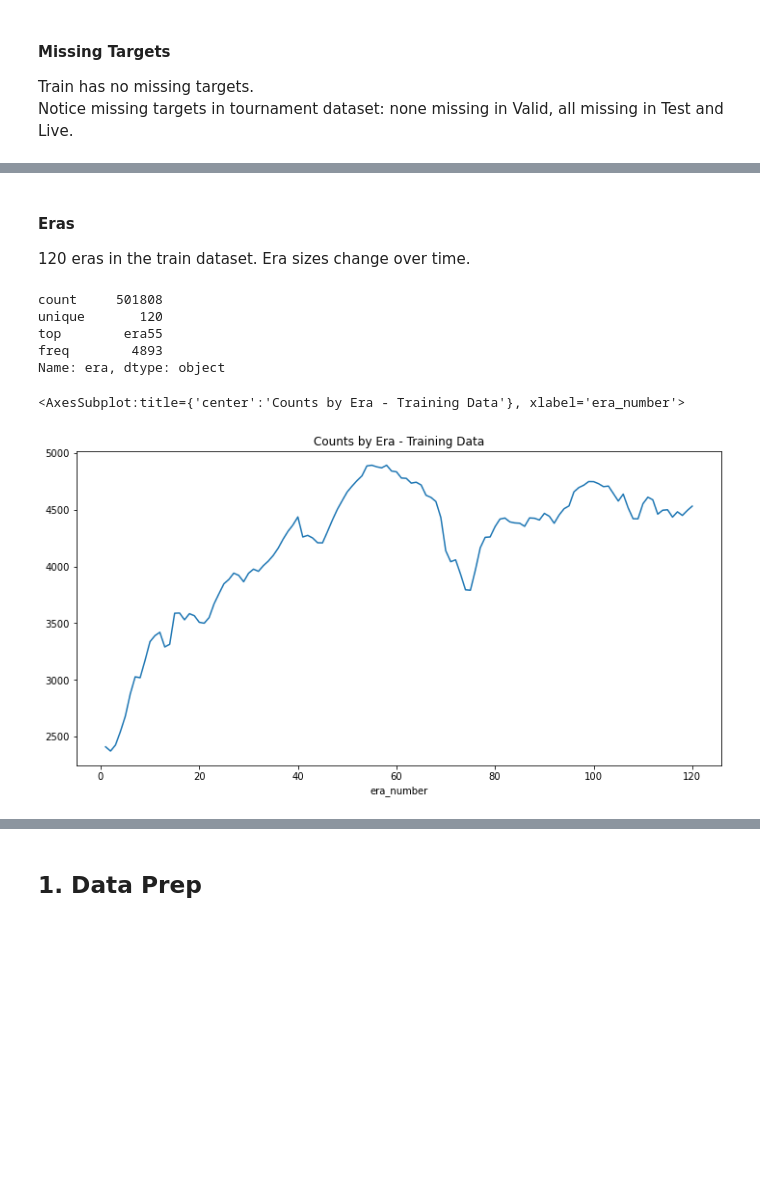
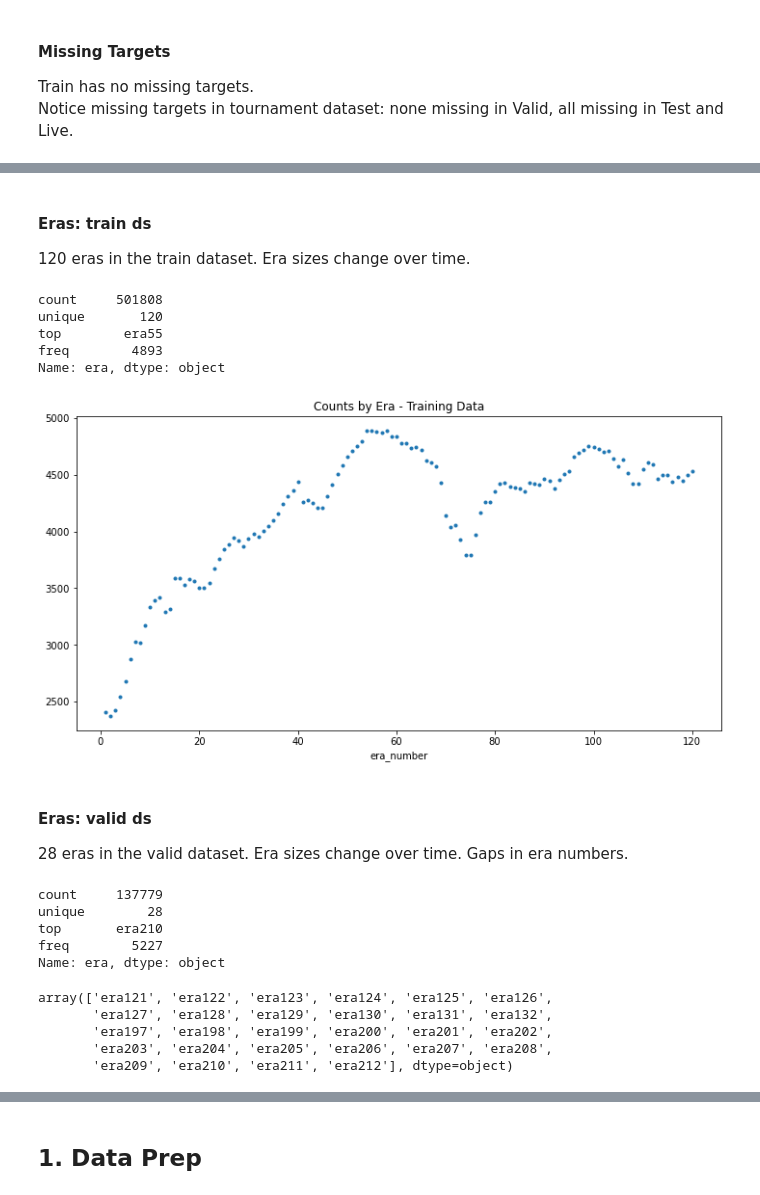
Before and after one commit to anyaconda/myNumerai, a Jupyter notebook: myNumerai_linear_starter.ipynb, the cells around one changed output, grey strips where cells are left out. Drawn from its saved outputs; the diff is of its cells as text; code cells hidden in the pictures; blank space fills up the shorter version.

```diff
--- a/myNumerai_linear_starter.ipynb
+++ b/myNumerai_linear_starter.ipynb
@@ -262,5 +243,5 @@ training_data['target'].value_counts(dropna=False), tournament_data['target'].va
 # %% [markdown]
-#### Eras
+#### Eras: train ds
 120 eras in the train dataset.  Era sizes change over time.
 # %%
 training_data['era'].describe()
@@ -272,7 +253,27 @@ freq        4893
 Name: era, dtype: object
 # %%
 training_data['era_number'] = training_data['era'].str.slice(3).astype(int)
-training_data.groupby('era_number')['id'].count().plot(title= "Counts by Era - Training Data",  figsize=(12, 6))
+training_data.groupby('era_number')['id'].count().plot(style=".", title= "Counts by Era - Training Data",  figsize=(12, 6));
 # %% [output]
-<AxesSubplot:title={'center':'Counts by Era - Training Data'}, xlabel='era_number'>
-[figure, old version]
+[figure, new version]
+# %% [markdown]
+#### Eras: valid ds
+28 eras in the valid dataset. Era sizes change over time.  Gaps in era numbers.
+# %%
+tournament_data[tournament_data.data_type=='validation']['era'].describe()
+#df_valid['era_number'] = df_valid['era'].str.slice(3).astype(int)
+#df_valid['era'].describe(), df_valid['era_number'].describe()
+# %% [output]
+count     137779
+unique        28
+top       era210
+freq        5227
+Name: era, dtype: object
+# %%
+tournament_data[tournament_data.data_type=='validation']['era'].unique()
+# %% [output]
+array(['era121', 'era122', 'era123', 'era124', 'era125', 'era126',
+       'era127', 'era128', 'era129', 'era130', 'era131', 'era132',
+       'era197', 'era198', 'era199', 'era200', 'era201', 'era202',
+       'era203', 'era204', 'era205', 'era206', 'era207', 'era208',
+       'era209', 'era210', 'era211', 'era212'], dtype=object)
```
Also changed, not shown: parts of 42 cells of this notebook.
